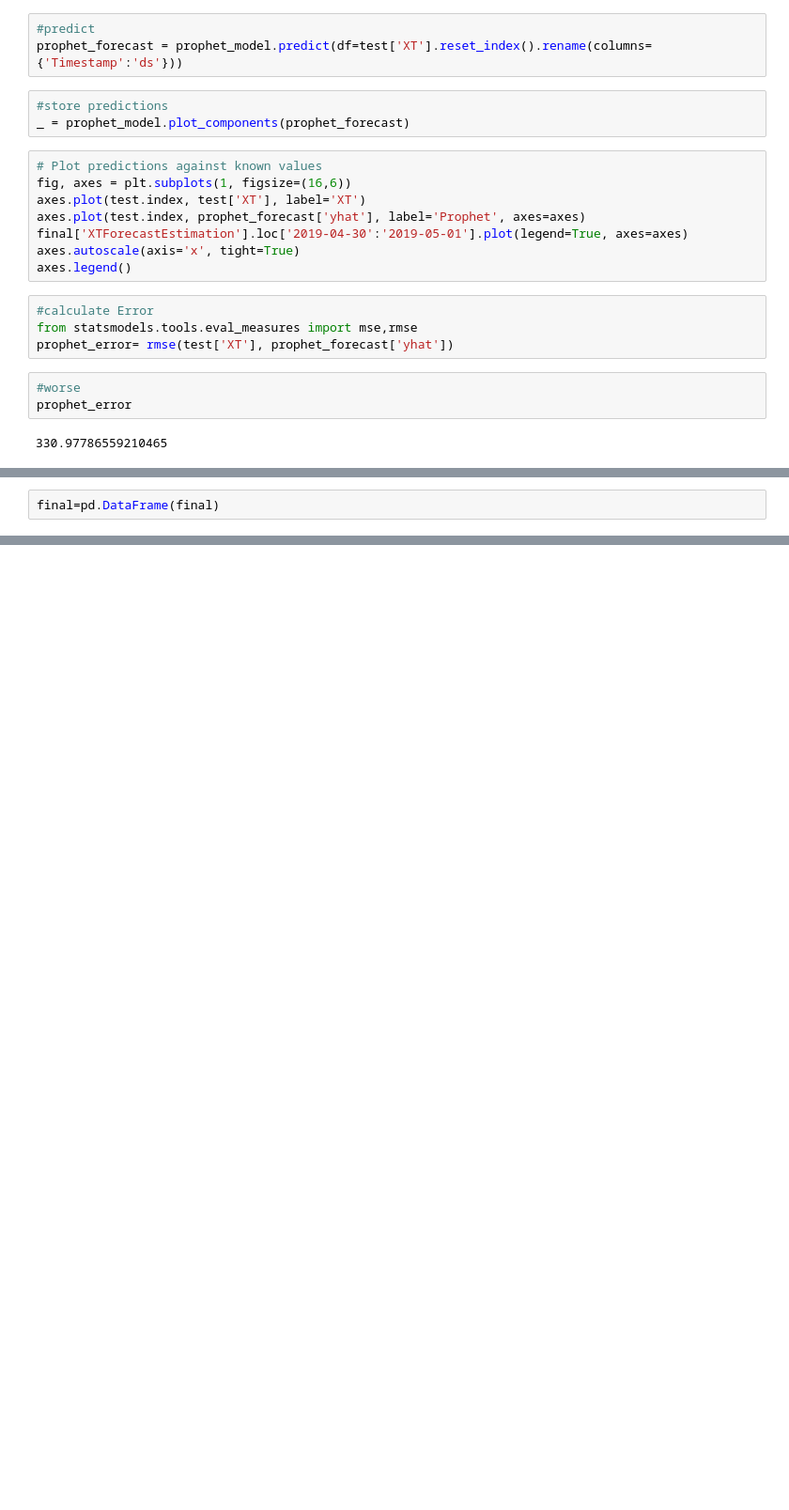
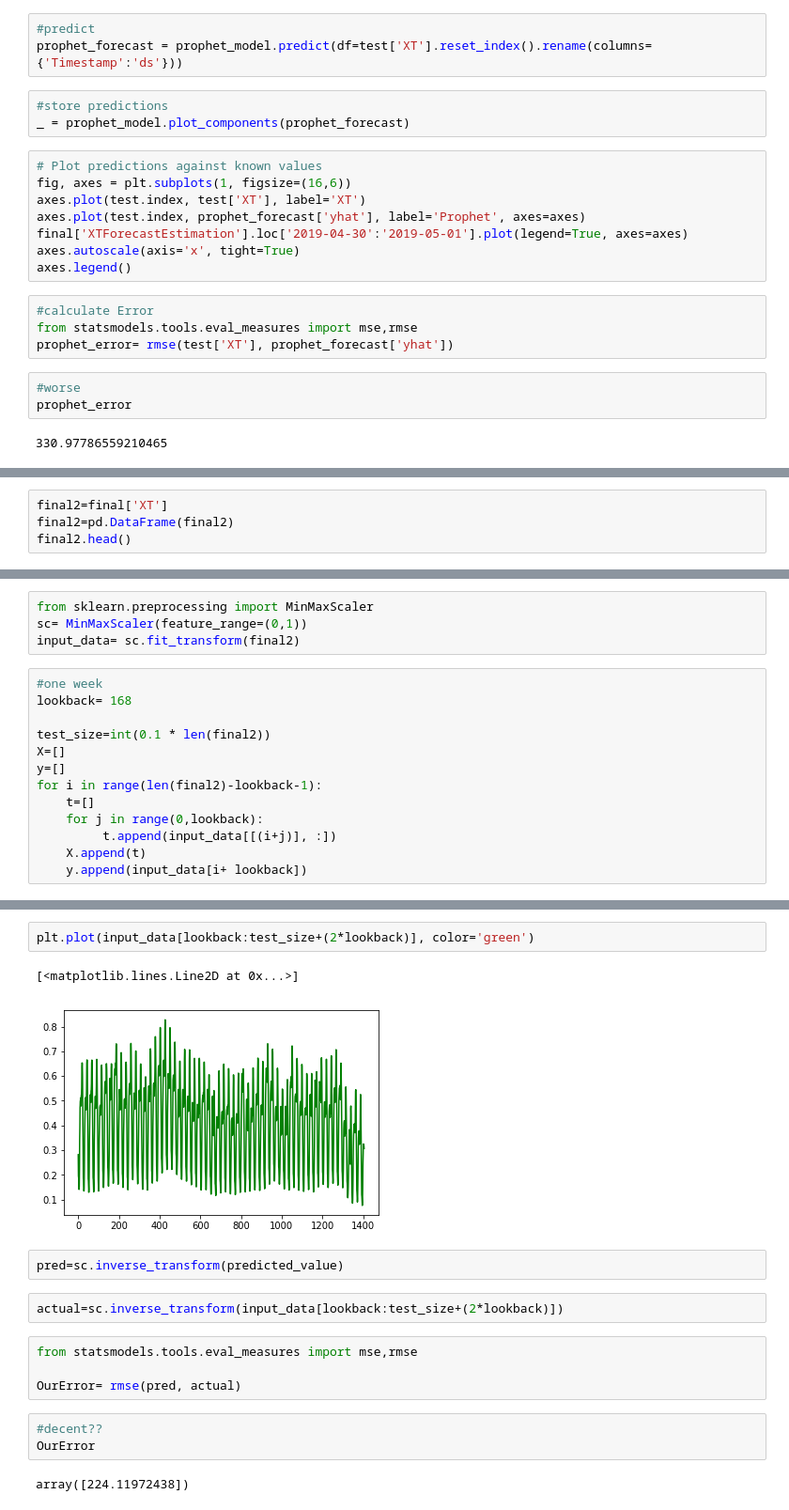
Before and after one commit to Darzan21/Electric-Load-Forecasting, a Jupyter notebook: LoadForecasting.ipynb, the cells around one changed output, grey strips where cells are left out. Shown: that part at 94% size. Saved outputs shown, nothing was run; the diff lists cells and outputs as text; blank space fills up the shorter version.

```diff
--- a/LoadForecasting.ipynb
+++ b/LoadForecasting.ipynb
@@ -659,2 +677,0 @@ final=final['XT'].loc['2018-05-01':'2019-05-01']
-# %%
-final=pd.DataFrame(final)
@@ -862,0 +680,4 @@ OurError
+# %%
+final2=final['XT']
+final2=pd.DataFrame(final2)
+final2.head()
@@ -862,0 +703,17 @@ OurError
+# %%
+from sklearn.preprocessing import MinMaxScaler
+sc= MinMaxScaler(feature_range=(0,1))
+input_data= sc.fit_transform(final2)
+# %%
+#one week
+lookback= 168
+
+test_size=int(0.1 * len(final2))
+X=[]
+y=[]
+for i in range(len(final2)-lookback-1):
+    t=[]
+    for j in range(0,lookback):
+         t.append(input_data[[(i+j)], :])
+    X.append(t)
+    y.append(input_data[i+ lookback])
@@ -862,0 +798,18 @@ OurError
+# %%
+plt.plot(input_data[lookback:test_size+(2*lookback)], color='green')
+# %% [output]
+[<matplotlib.lines.Line2D at 0x...>]
+[figure, added]
+# %%
+pred=sc.inverse_transform(predicted_value)
+# %%
+actual=sc.inverse_transform(input_data[lookback:test_size+(2*lookback)])
+# %%
+from statsmodels.tools.eval_measures import mse,rmse
+
+OurError= rmse(pred, actual)
+# %%
+#decent??
+OurError
+# %% [output]
+array([224.11972438])
```
Also changed, not shown: parts of 74 cells of this notebook.
